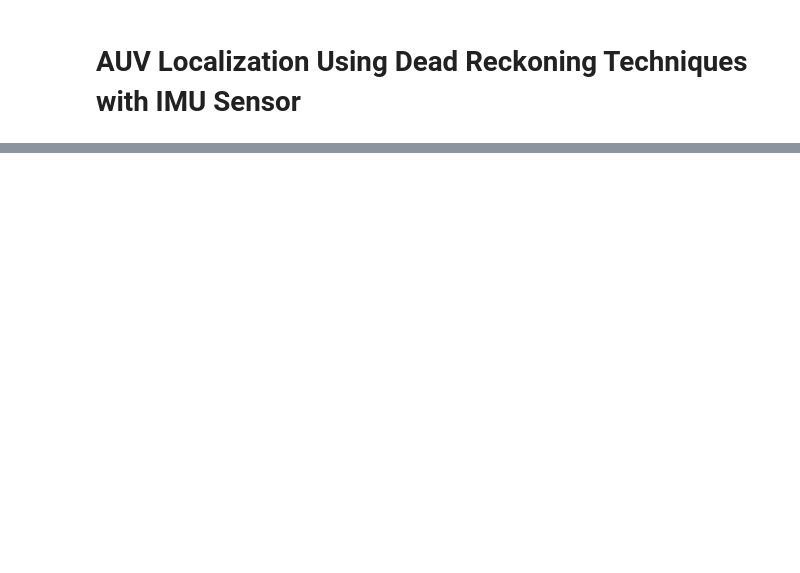
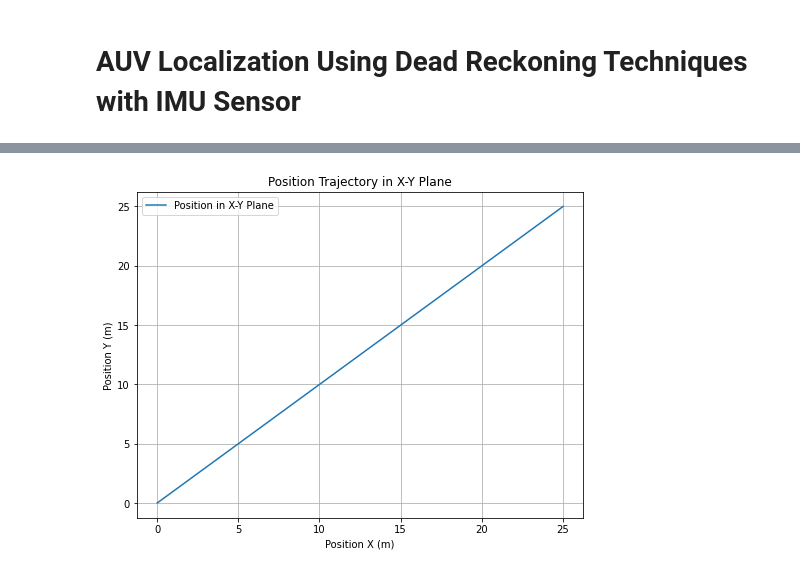
Before and after one commit to ryangochar/AUVlocalization, a Jupyter notebook: AUVlocalization.ipynb, the cells around one changed output, grey strips where cells are left out. Cells and saved outputs as stored; diff of their text form; code cells hidden in the pictures; blank space fills up the shorter version.

```diff
--- a/AUVlocalization.ipynb
+++ b/AUVlocalization.ipynb
@@ -28,16 +28,17 @@ def calculate_velocity(a_x, a_y, a_z, previous_velocity_x, previous_velocity_y,
     velocity_x = previous_velocity_x + a_x * delta_t
     velocity_y = previous_velocity_y + a_y * delta_t
     velocity_z = previous_velocity_z + a_z * delta_t
+    velocity_info = np.linalg.norm(velocity_x) + np.linalg.norm(velocity_z)
 
-    return velocity_x, velocity_y, velocity_z
+    return velocity_x, velocity_y, velocity_z, velocity_info
 # %%
 #Calculate Position
 
-def calculate_position(previous_position_x, previous_position_y, velocity_x, velocity_y, delta_t):
+def calculate_position(previous_position_x, previous_position_y, velocity_info, delta_t):
 
-    position_x = previous_position_x + velocity_x * delta_t
-    position_y = previous_position_y + velocity_y * delta_t
+    position_x = previous_position_x + velocity_info * delta_t
+    position_y = previous_position_y + velocity_info * delta_t
 
-    return new_position_x, new_position_y
+    return position_x, position_y
 # %%
 from filterpy.kalman import ExtendedKalmanFilter
@@ -97,0 +181,11 @@ for i in range(len(imu_data_1)):
+# %%
+plt.figure(figsize=(8, 6))
+plt.plot(positions_x_1, positions_y_1, label='Position in X-Y Plane')
+plt.title('Position Trajectory in X-Y Plane')
+plt.xlabel('Position X (m)')
+plt.ylabel('Position Y (m)')
+plt.legend()
+plt.grid(True)
+plt.show()
+# %% [output]
+[figure, added]
```
Also changed, not shown: parts of 3 cells of this notebook.
